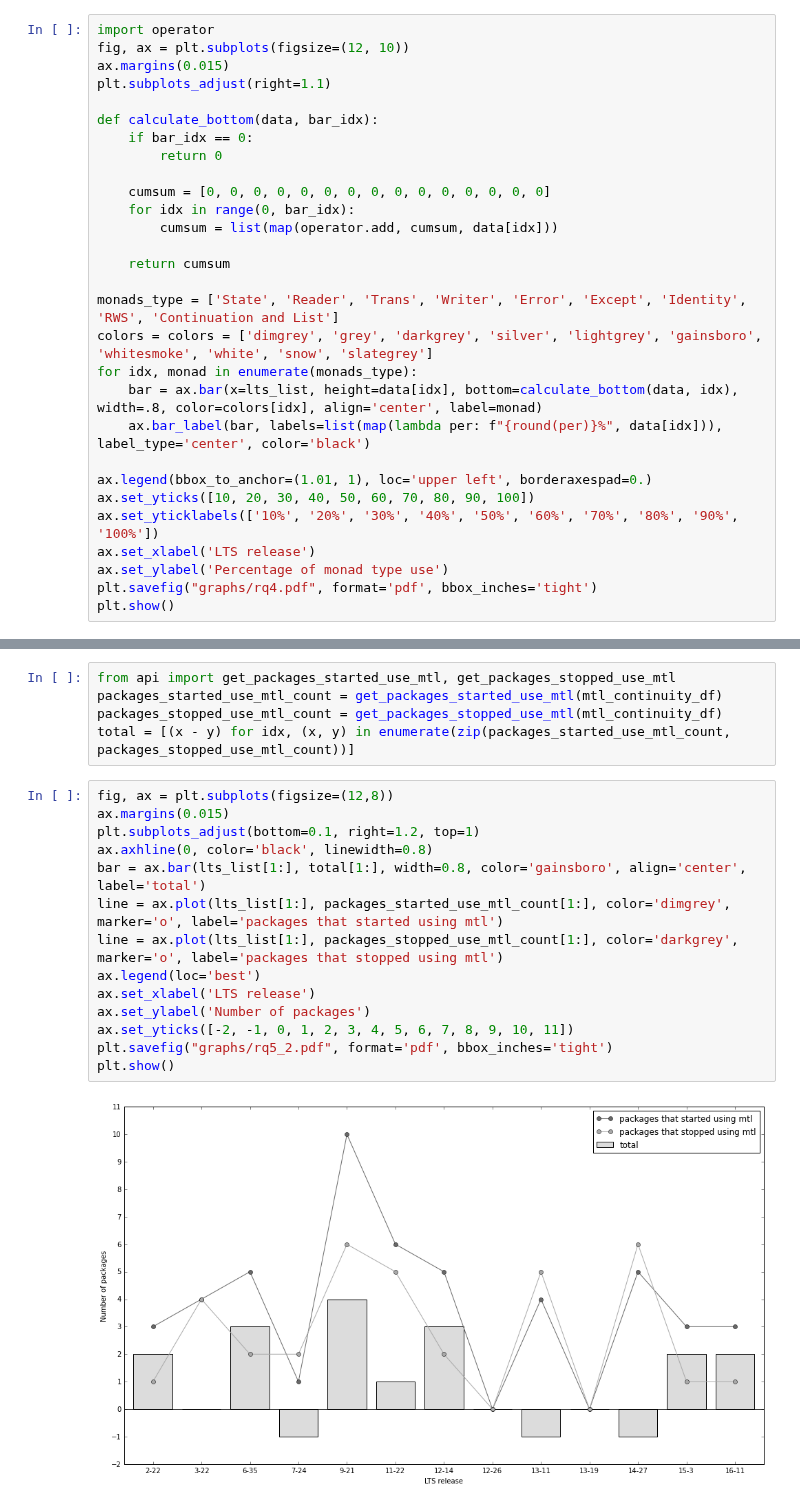
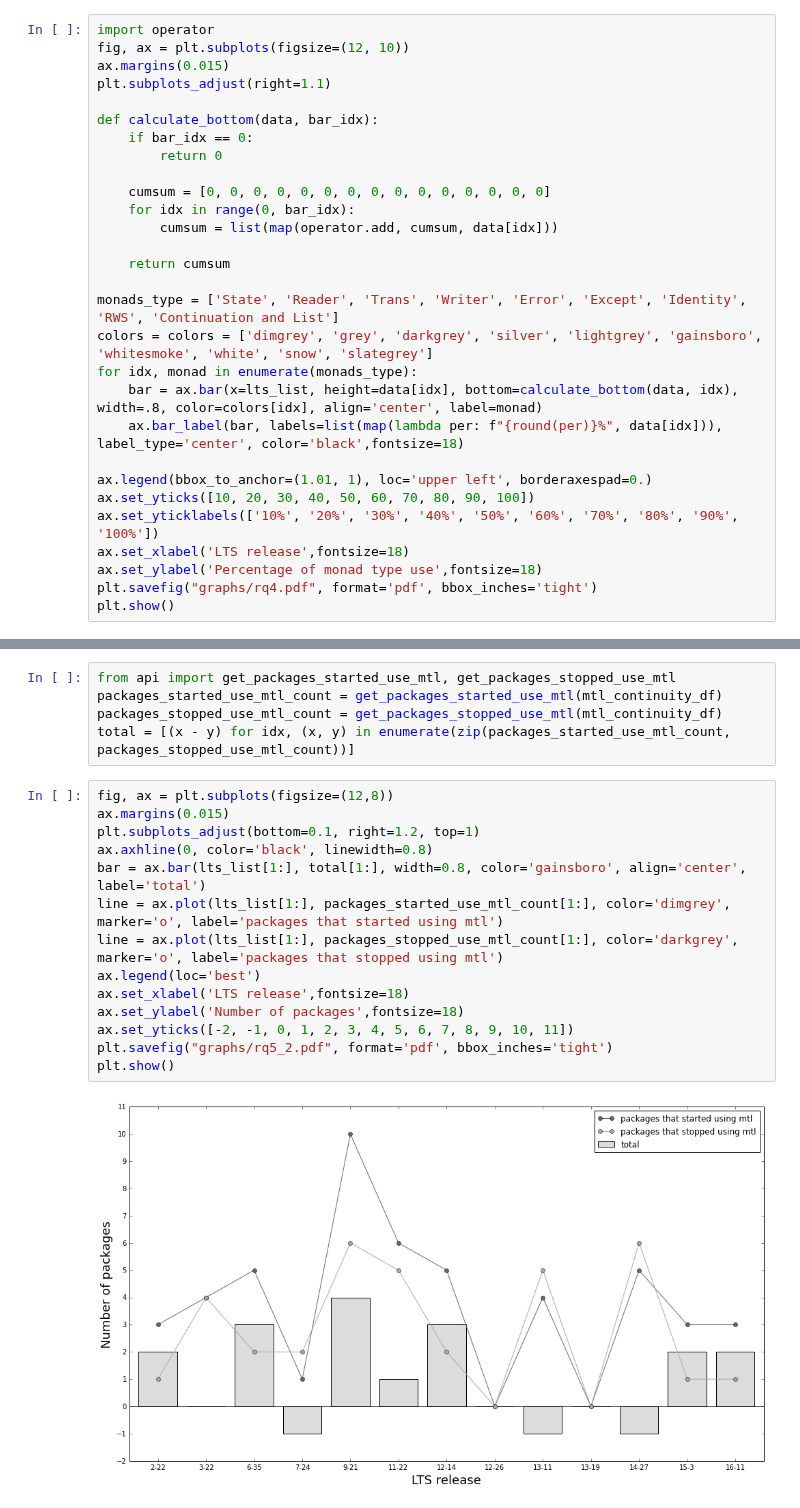
Before and after one commit to pragmaticslaboratory/stackage-evolution, a Jupyter notebook: notebooks/answers.ipynb, the cells around one changed output, grey strips where cells are left out. Saved outputs shown, nothing was run; the diff lists cells and outputs as text.

```diff
--- a/notebooks/answers.ipynb
+++ b/notebooks/answers.ipynb
@@ -715,13 +711,13 @@ monads_type = ['State', 'Reader', 'Trans', 'Writer', 'Error', 'Except', 'Identit
 colors = colors = ['dimgrey', 'grey', 'darkgrey', 'silver', 'lightgrey', 'gainsboro', 'whitesmoke', 'white', 'snow', 'slategrey']
 for idx, monad in enumerate(monads_type):
     bar = ax.bar(x=lts_list, height=data[idx], bottom=calculate_bottom(data, idx), width=.8, color=colors[idx], align='center', label=monad)
-    ax.bar_label(bar, labels=list(map(lambda per: f"{round(per)}%", data[idx])), label_type='center', color='black')
+    ax.bar_label(bar, labels=list(map(lambda per: f"{round(per)}%", data[idx])), label_type='center', color='black',fontsize=18)
 
 ax.legend(bbox_to_anchor=(1.01, 1), loc='upper left', borderaxespad=0.)
 ax.set_yticks([10, 20, 30, 40, 50, 60, 70, 80, 90, 100])
 ax.set_yticklabels(['10%', '20%', '30%', '40%', '50%', '60%', '70%', '80%', '90%', '100%'])
-ax.set_xlabel('LTS release')
-ax.set_ylabel('Percentage of monad type use')
+ax.set_xlabel('LTS release',fontsize=18)
+ax.set_ylabel('Percentage of monad type use',fontsize=18)
 plt.savefig("graphs/rq4.pdf", format='pdf', bbox_inches='tight')
 plt.show()
 # %% [output]
@@ -775,16 +771,16 @@ total = [(x - y) for idx, (x, y) in enumerate(zip(packages_started_use_mtl_count
 # %%
 fig, ax = plt.subplots(figsize=(12,8))
 ax.margins(0.015)
 plt.subplots_adjust(bottom=0.1, right=1.2, top=1)
 ax.axhline(0, color='black', linewidth=0.8)
 bar = ax.bar(lts_list[1:], total[1:], width=0.8, color='gainsboro', align='center', label='total')
 line = ax.plot(lts_list[1:], packages_started_use_mtl_count[1:], color='dimgrey', marker='o', label='packages that started using mtl')
 line = ax.plot(lts_list[1:], packages_stopped_use_mtl_count[1:], color='darkgrey', marker='o', label='packages that stopped using mtl')
 ax.legend(loc='best')
-ax.set_xlabel('LTS release')
-ax.set_ylabel('Number of packages')
+ax.set_xlabel('LTS release',fontsize=18)
+ax.set_ylabel('Number of packages',fontsize=18)
 ax.set_yticks([-2, -1, 0, 1, 2, 3, 4, 5, 6, 7, 8, 9, 10, 11])
 plt.savefig("graphs/rq5_2.pdf", format='pdf', bbox_inches='tight')
 plt.show()
 # %% [output]
-[figure, old version]
+[figure, new version]
```
Also changed, not shown: parts of 8 cells of this notebook.
